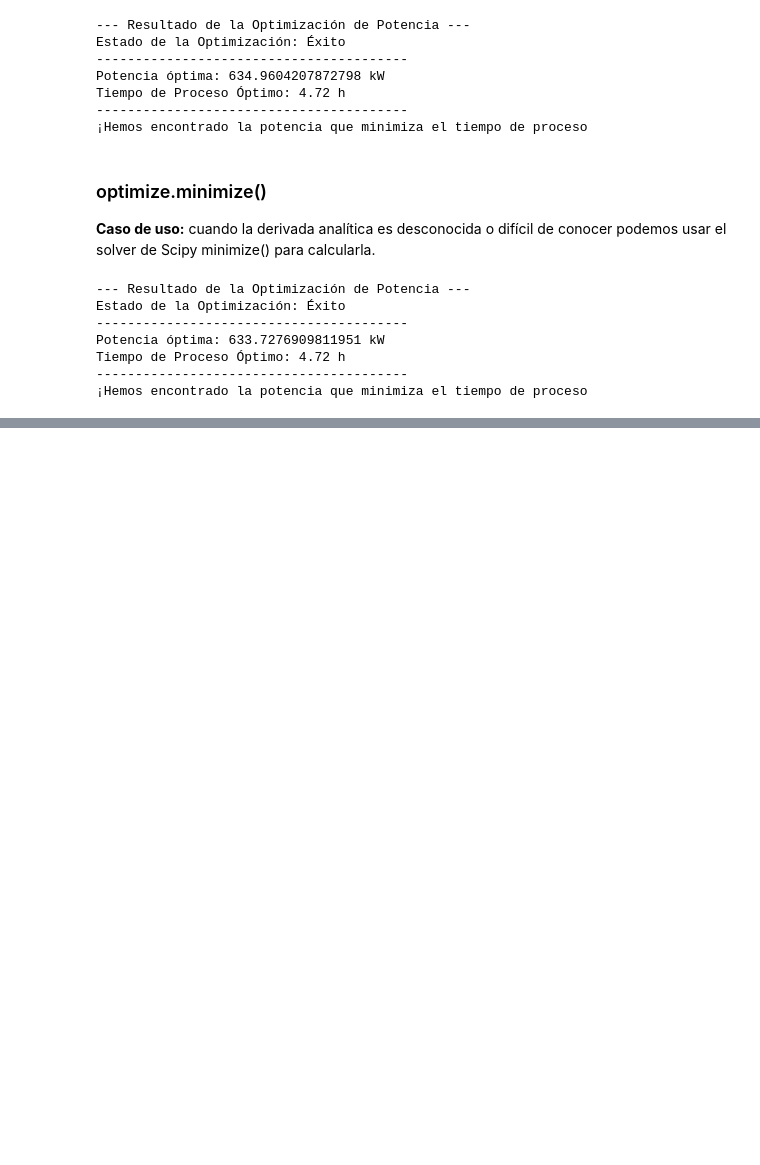
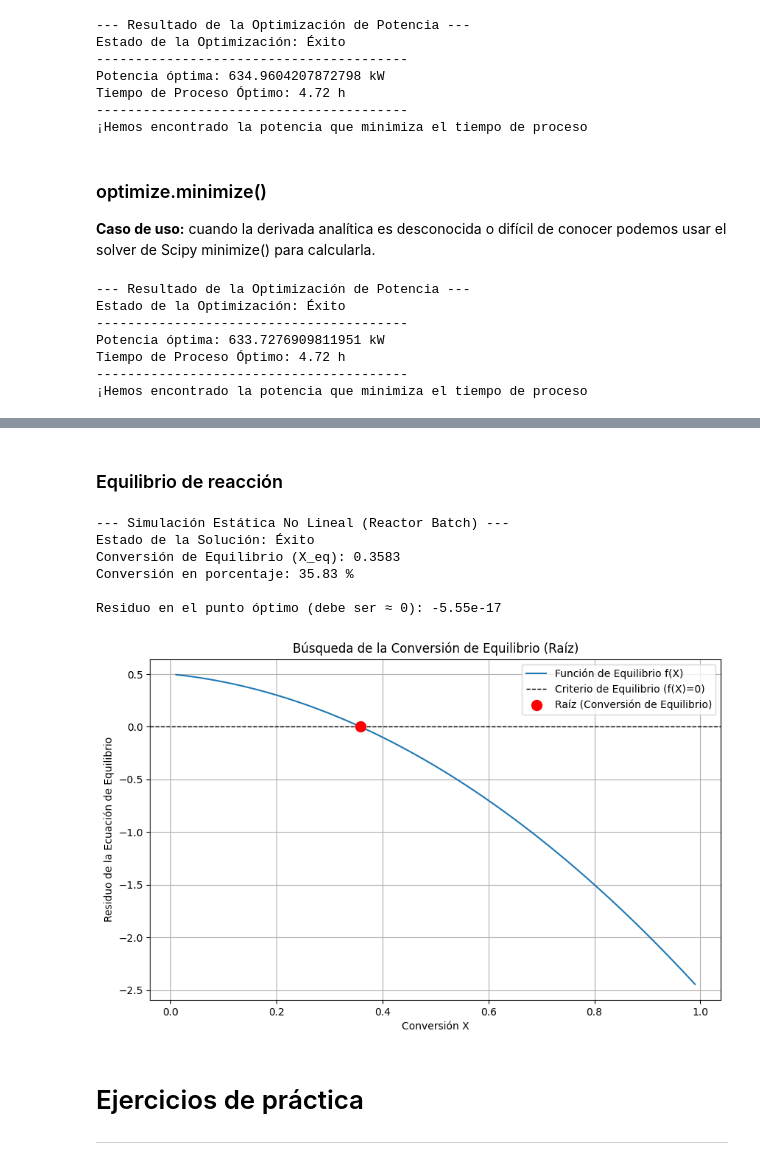
Before and after one commit to Nram94/simulacion-modelacion-python, a Jupyter notebook: Semana02_SimulacionEstaticaDinamica.ipynb, the cells around one changed output, grey strips where cells are left out. Saved outputs shown, nothing was run; the diff lists cells and outputs as text; code cells hidden in the pictures; blank space fills up the shorter version.

Commit message:
Agregar Aplicaciones y Ejercicios de práctica

```diff
--- a/Semana02_SimulacionEstaticaDinamica.ipynb
+++ b/Semana02_SimulacionEstaticaDinamica.ipynb
@@ -210,0 +261,77 @@ Tiempo de Proceso Óptimo: 4.72 h
+# %% [markdown]
+### Equilibrio de reacción
+# %%
+from scipy.optimize import root
+import numpy as np
+import matplotlib.pyplot as plt
+
+
+
+# --- 1. Definición de la Función de Equilibrio (f(X) = 0) ---
+def ecuacion_de_equilibrio(X):
+
+    """
+    Función que calcula el residuo del balance de equilibrio.
+    Buscamos X tal que esta función sea cero.
+    """
+
+    # --- 1.1. Definición de Parámetros ---
+    C_A0 = 2.5 # mol/L
+    K_eq = 0.5 # mol/L
+    # X debe estar entre 0 y 1 para que tenga sentido físico
+    if X <= 0 or X >= 1:
+        # Retornamos un valor muy alto para castigar suposiciones fuera de los límites
+        return 1e10
+
+    # Simplificando la función:
+    # K_eq * (1 - X) - (C_A0 * X**2) / (1 - X) = 0
+    residuo = K_eq * (1.0 - X) - (C_A0 * X**2)
+    return residuo
+
+# --- 3. Optimización (Búsqueda de Raíz) ---
+# X_inicial debe ser una suposición razonable entre 0 y 1 (ej. 0.5)
+X_inicial = 0.5
+
+resultado = root(
+    ecuacion_de_equilibrio, # Función cuya raíz buscamos
+    X_inicial               # Suposición inicial
+)
+
+X_eq = resultado.x[0]
+
+# --- 4. Presentación de Resultados y Verificación ---
+print("\n--- Simulación Estática No Lineal (Reactor Batch) ---")
+print(f"Estado de la Solución: {'Éxito' if resultado.success else 'Fallo'}")
+print(f"Conversión de Equilibrio (X_eq): {X_eq:.4f}")
+print(f"Conversión en porcentaje: {X_eq * 100:.2f} %")
+
+# Verificación de que la ecuación se cumple:
+residuo_final = ecuacion_de_equilibrio(X_eq)
+print(f"\nResiduo en el punto óptimo (debe ser ≈ 0): {residuo_final:.2e}")
+
+# --- 5. Visualización para entender la No Linealidad ---
+X_rango = np.linspace(0.01, 0.99, 100) # Rango de conversión de 1% a 99%
+Residuo_rango = [ecuacion_de_equilibrio(X) for X in X_rango]
+
+plt.figure(figsize=(10, 6))
+plt.plot(X_rango, Residuo_rango, label='Función de Equilibrio f(X)')
+plt.axhline(0, color='black', linestyle='--', linewidth=1, label='Criterio de Equilibrio (f(X)=0)')
+plt.scatter(X_eq, 0, color='red', s=100, zorder=5, label='Raíz (Conversión de Equilibrio)')
+
+plt.title("Búsqueda de la Conversión de Equilibrio (Raíz)")
+plt.xlabel("Conversión X")
+plt.ylabel("Residuo de la Ecuación de Equilibrio")
+plt.legend()
+plt.grid(True)
+plt.show()
+# %% [output]
+--- Simulación Estática No Lineal (Reactor Batch) ---
+Estado de la Solución: Éxito
+Conversión de Equilibrio (X_eq): 0.3583
+Conversión en porcentaje: 35.83 %
+
+Residuo en el punto óptimo (debe ser ≈ 0): -5.55e-17
+[figure, added]
+# %% [markdown]
+# Ejercicios de práctica
+---
```
Also changed, not shown: parts of 8 cells of this notebook.
